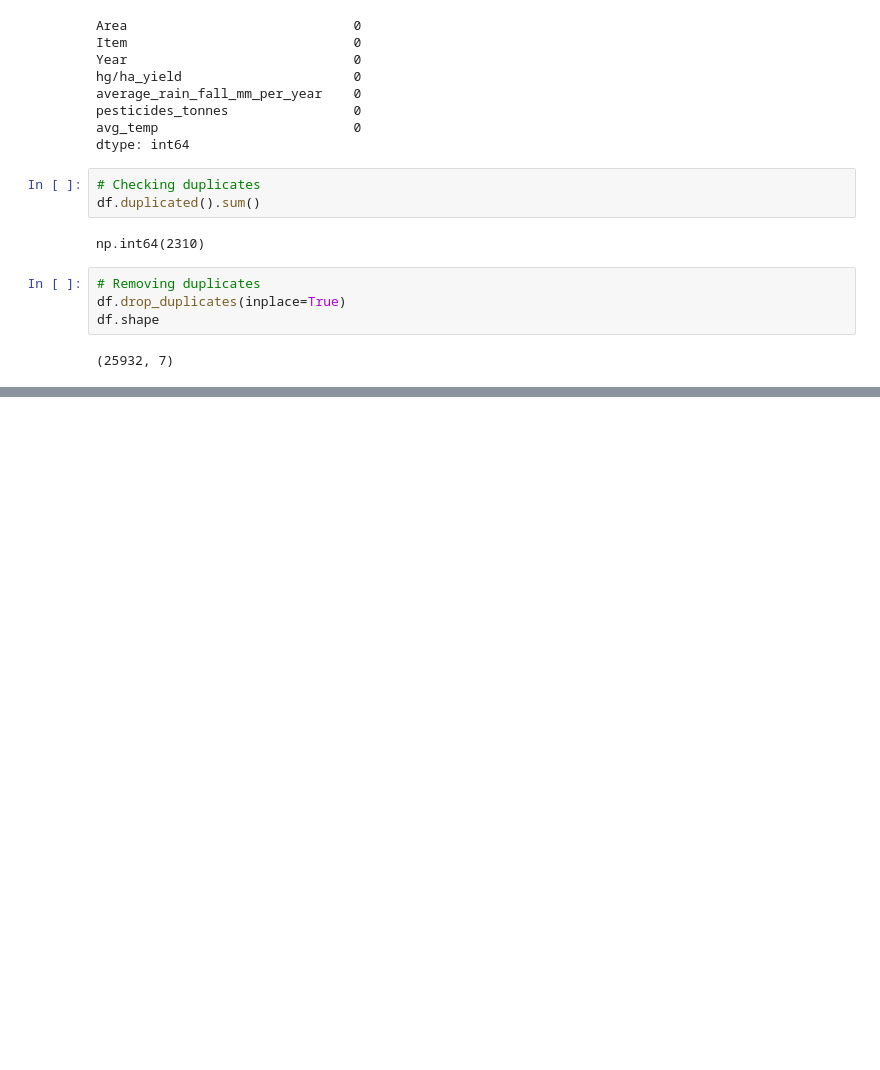
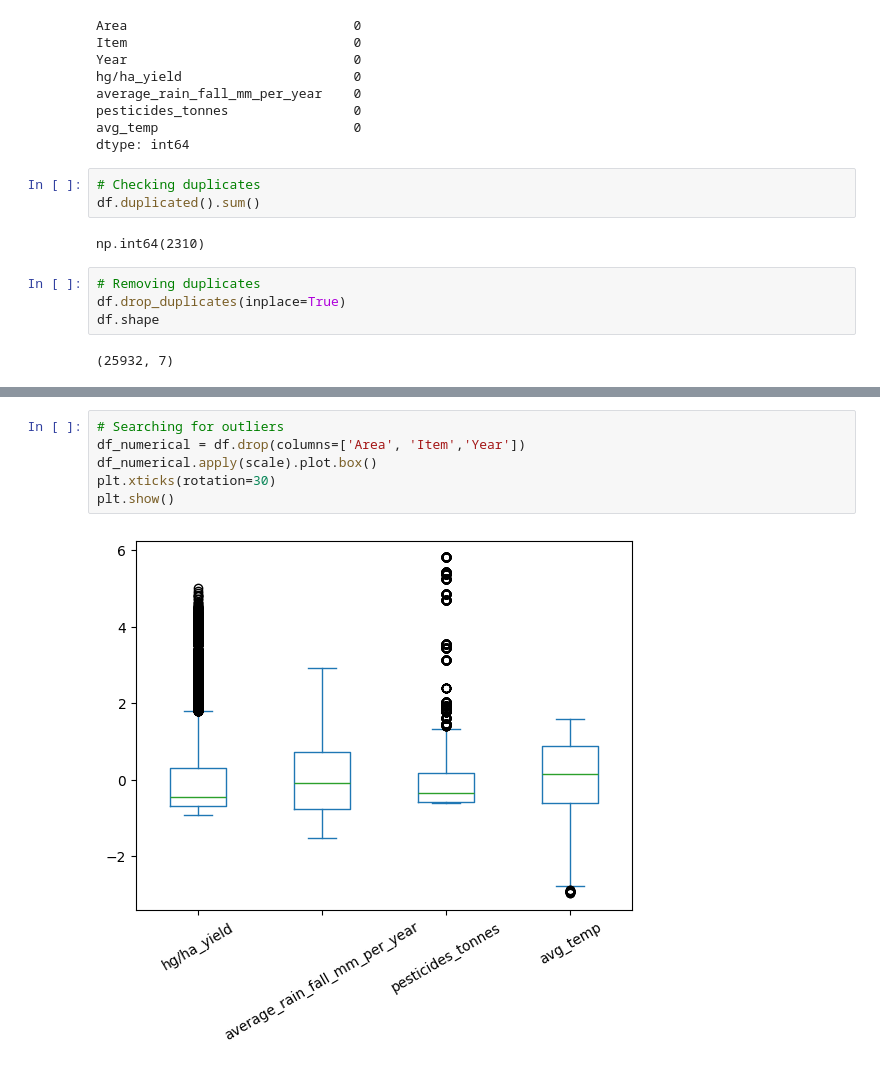
Before and after one commit to andrefpvalenga/crop-yeld-project, a Jupyter notebook: CropYeldPrediction.ipynb, the cells around one changed output, grey strips where cells are left out. Saved outputs shown, nothing was run; the diff lists cells and outputs as text; blank space fills up the shorter version.

```diff
--- a/CropYeldPrediction.ipynb
+++ b/CropYeldPrediction.ipynb
@@ -76,0 +120,8 @@ df.shape
+# %%
+# Searching for outliers
+df_numerical = df.drop(columns=['Area', 'Item','Year'])
+df_numerical.apply(scale).plot.box()
+plt.xticks(rotation=30)
+plt.show()
+# %% [output]
+[figure, added]
```
Also changed, not shown: parts of 14 cells of this notebook.
